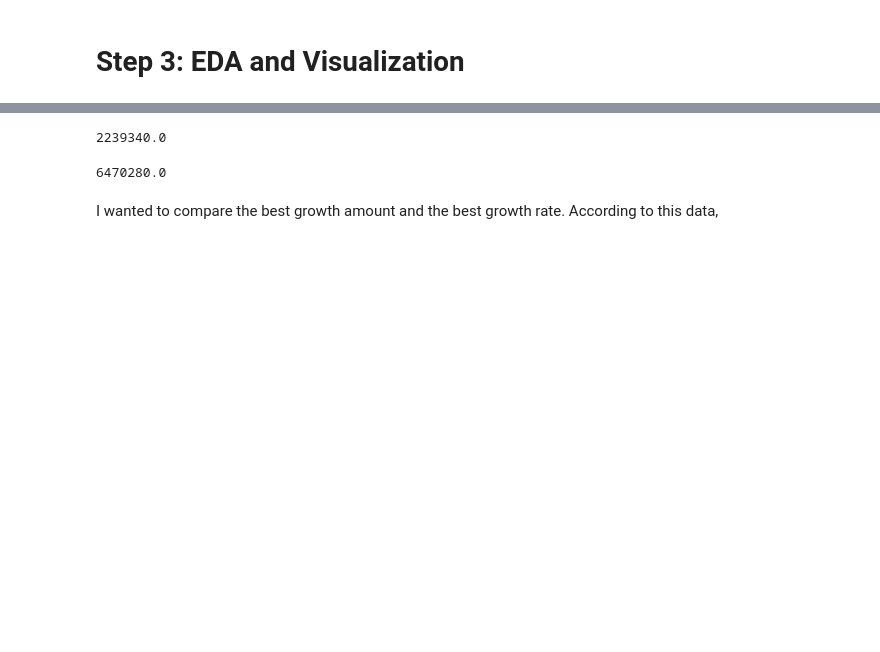
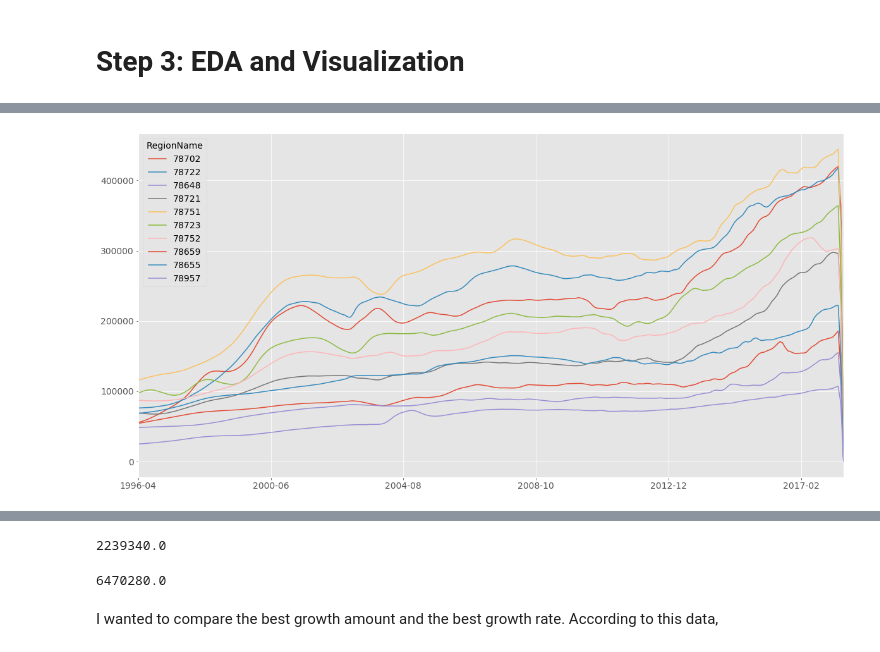
Before and after one commit to fcamuz/time-series-model-for-forecasting, a Jupyter notebook: mod_4_starter_notebook.ipynb, the cells around one changed output, grey strips where cells are left out. Saved outputs shown, nothing was run; the diff lists cells and outputs as text; code cells hidden in the pictures; blank space fills up the shorter version.

```diff
--- a/mod_4_starter_notebook.ipynb
+++ b/mod_4_starter_notebook.ipynb
@@ -141,3 +248,8 @@ plt.show()
+# %%
+(top10_rate.T).plot(figsize = (20,10), subplots=False, legend=True)
+plt.show()
+# %% [output]
+[figure, added]
 # %%
 top10_rate.astype(int).describe()
 # %% [output]
```
Also changed, not shown: parts of 19 cells of this notebook.
